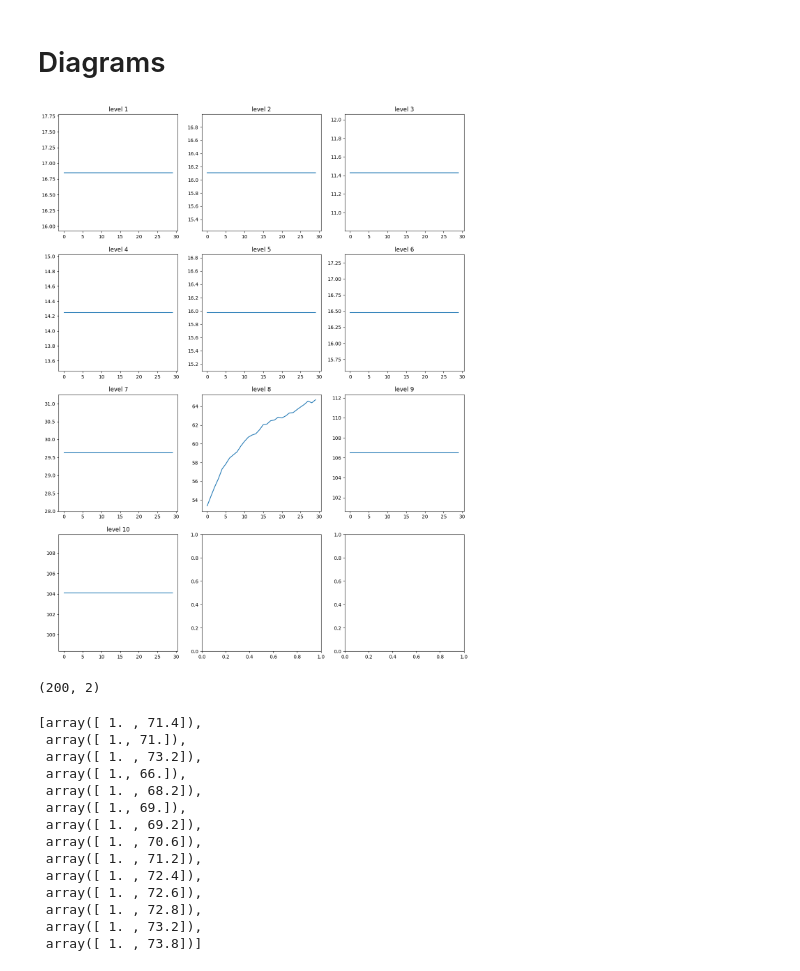
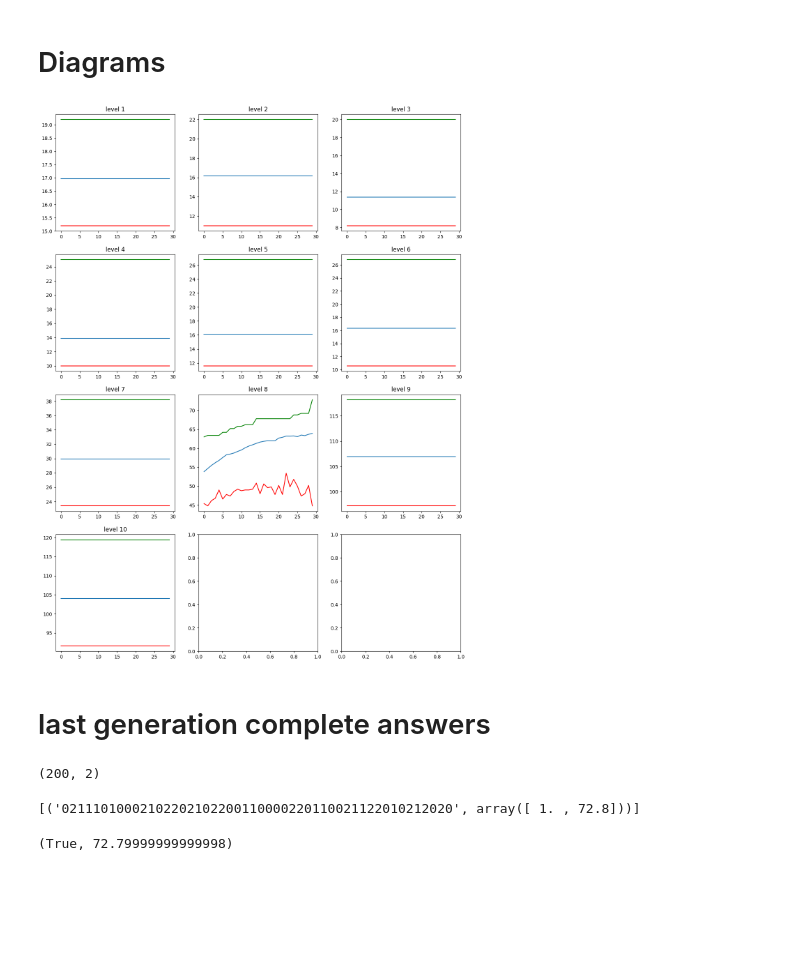
Before and after one commit to Mohammad-Safari/evolutionary-solution-for-simple-side-scrolling-game, a Jupyter notebook: evolutionary-new-ruleset.ipynb, the cells around one changed output. Drawn from its saved outputs; the diff is of its cells as text; code cells hidden in the pictures; blank space fills up the shorter version.

Commit message:
[enhance]best and worst of generations in diagram

```diff
--- a/evolutionary-new-ruleset.ipynb
+++ b/evolutionary-new-ruleset.ipynb
@@ -246,7 +246,10 @@ level = 8
 
 
 score_mean = []
+score_max = []
+score_min = []
 gn = 0
+prev_population=population # for after uses
 while not check_stop_criterion(gn, abs(score_mean[-2][level - 1]-score_mean[-1][level - 1]) if gn > 1 else 999999):
     # bulk running
     scores = np.array([g.get_score_for_each(pop) for pop in population])
@@ -259,6 +262,7 @@ while not check_stop_criterion(gn, abs(score_mean[-2][level - 1]-score_mean[-1][
     # mutated_offsprings = mutate_randome_gene(off_springs)
     # next gen
     present_parents, _ = fitness_based_selection(population[:, level - 1], scores[:, level - 1, 1])
+    prev_population = np.copy(population)
     population[:, level - 1] = mutated_offsprings + list(present_parents)
     gn += 1
     score_mean.append(
@@ -266,44 +270,53 @@ while not check_stop_criterion(gn, abs(score_mean[-2][level - 1]-score_mean[-1][
             [[result[1] for result in sample] for sample in scores], axis=0
         ).reshape(-1, 1)
     )
+    score_max.append(
+        np.max(
+            [[result[1] for result in sample] for sample in scores], axis=0
+        ).reshape(-1, 1)
+    )
+    score_min.append(
+        np.min(
+            [[result[1] for result in sample] for sample in scores], axis=0
+        ).reshape(-1, 1)
+    )
 # %% [markdown]
 # Diagrams
 # %%
 from matplotlib import pyplot as plt
 import numpy as np
 
-score_changes = np.array(score_mean)
+score_mean = np.array(score_mean)
+score_max = np.array(score_max)
+score_min = np.array(score_min)
 
 fig, ax = plt.subplots(4, 3, figsize=(15, 20))
 
 ln = 1
 for j in range(4):
     for i in range(3):
-        ax[j, i].plot(score_changes[:, ln - 1])
+        ax[j, i].plot(score_mean[:, ln - 1])
+        ax[j, i].plot(score_min[:, ln - 1],'r')
+        ax[j, i].plot(score_max[:, ln - 1],'g')
         ax[j, i].set_title(f"level {ln}")
         ln += 1
         if ln > 10: break
 plt.show()
 # %% [output]
-[figure, old version]
+[figure, new version]
+# %% [markdown]
+# last generation complete answers
 # %%
-ls = scores[:,level - 1]
+ls = scores[:, level - 1]
 print(ls.shape)
-fls = filter(lambda s: s[0]==True, ls)
+fls = filter(lambda s: s[1][0] == True, zip(prev_population[:, level - 1], ls))
 list(fls)
 # %% [output]
 (200, 2)
-[array([ 1. , 71.4]),
- array([ 1., 71.]),
- array([ 1. , 73.2]),
- array([ 1., 66.]),
- array([ 1. , 68.2]),
- array([ 1., 69.]),
- array([ 1. , 69.2]),
- array([ 1. , 70.6]),
- array([ 1. , 71.2]),
- array([ 1. , 72.4]),
- array([ 1. , 72.6]),
- array([ 1. , 72.8]),
- array([ 1. , 73.2]),
- array([ 1. , 73.8])]
+[('02111010002102202102200110000220110021122010212020', array([ 1. , 72.8]))]
+# %%
+g = MyGame(['____G_G_MMM___L__L_G_____G___M_L__G__L_GM____L____'])
+g.load_next_level()
+g.get_score('02111010002102202102200110000220110021122010212020')
+# %% [output]
+(True, 72.79999999999998)
```
Also changed, not shown: parts of 1 cell of this notebook, 1 other file.
